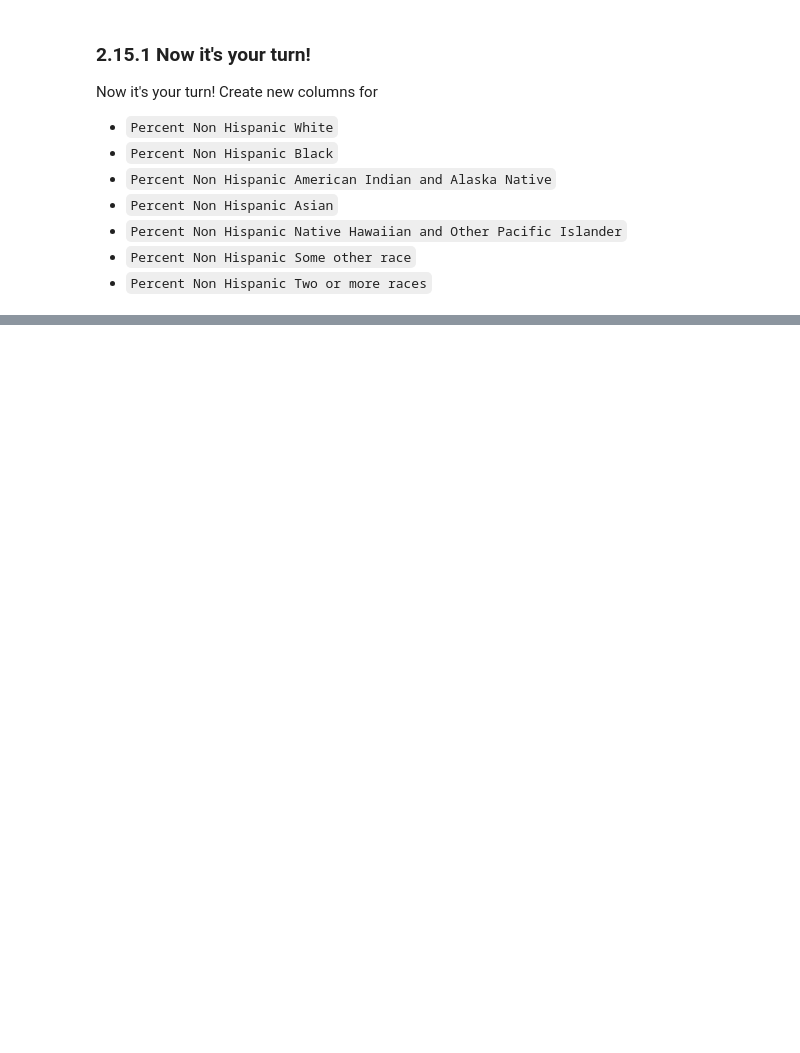
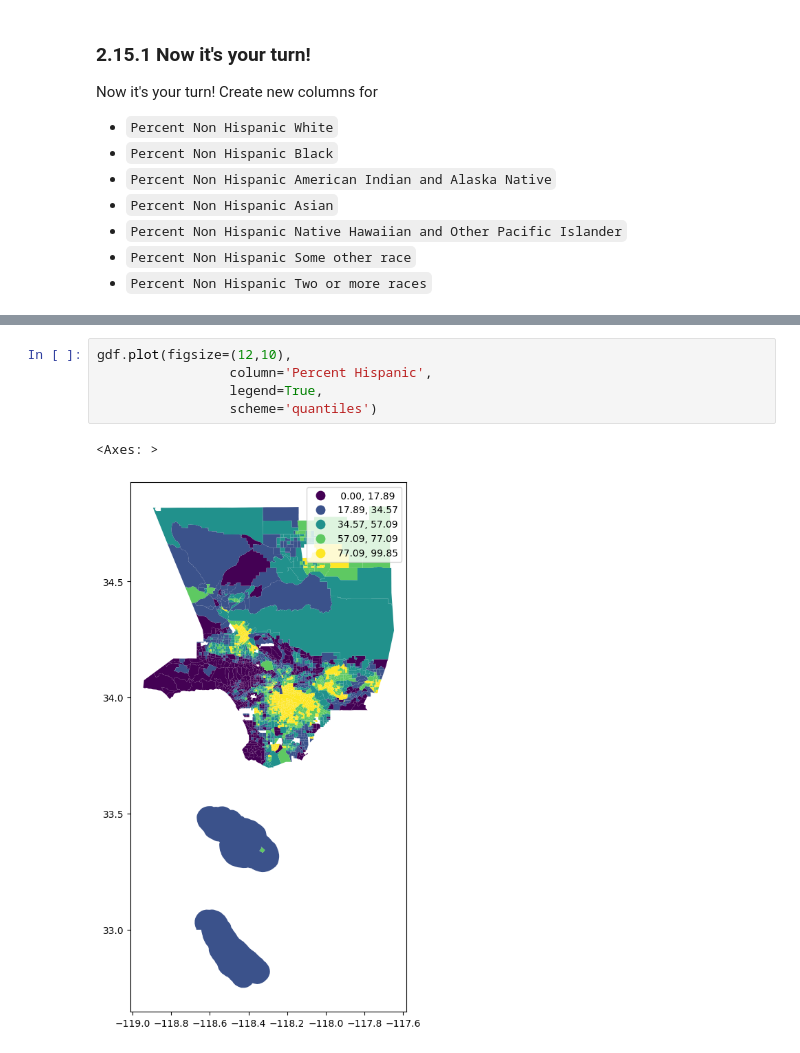
Before and after one commit to phamin2001/census_data, a Jupyter notebook: censusdata-census reporter.ipynb, the cells around one changed output, grey strips where cells are left out. Drawn from its saved outputs; the diff is of its cells as text; blank space fills up the shorter version.

```diff
--- a/censusdata-census reporter.ipynb
+++ b/censusdata-census reporter.ipynb
@@ -555,0 +614,8 @@ Now it's your turn! Create new columns for
+# %%
+gdf.plot(figsize=(12,10),
+                 column='Percent Hispanic',
+                 legend=True,
+                 scheme='quantiles')
+# %% [output]
+<Axes: >
+[figure, added]
```
Also changed, not shown: parts of 6 cells of this notebook.
